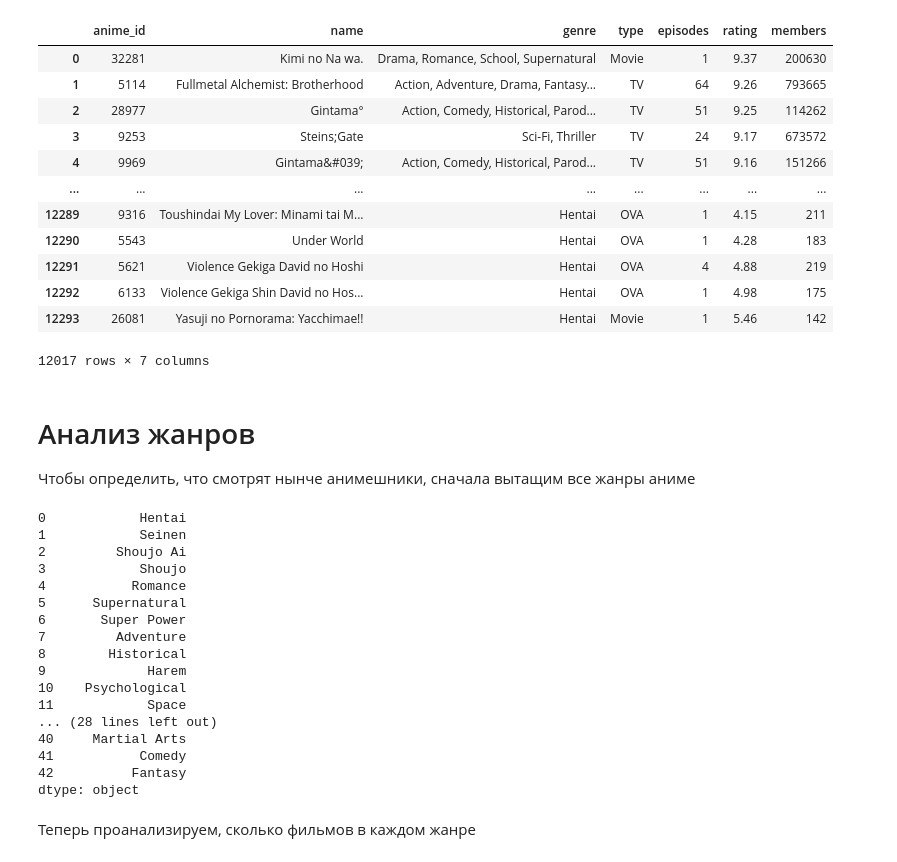
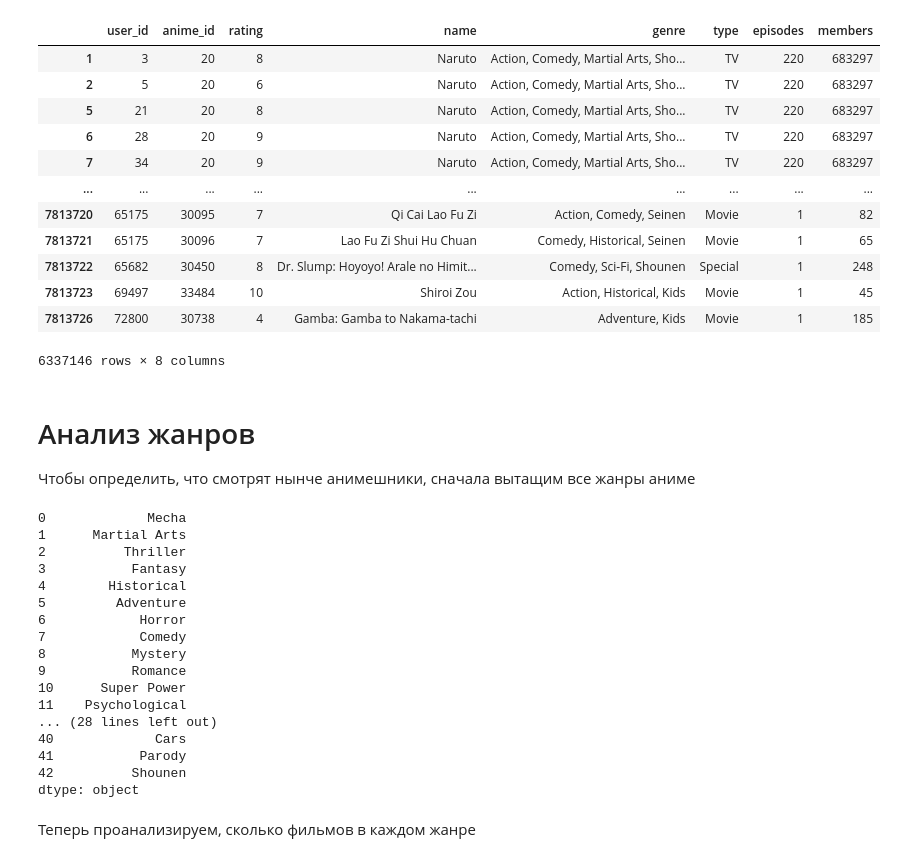
Before and after one commit to sashafromlibertalia/anime-analysis, a Jupyter notebook: anime-analysis.ipynb, the cells around one changed output. Cells and saved outputs as stored; diff of their text form; code cells hidden in the pictures.

```diff
--- a/anime-analysis.ipynb
+++ b/anime-analysis.ipynb
@@ -2,48 +2,54 @@
 import numpy as np
 import pandas as pd
 # %%
-data = pd.read_csv('../input/anime-recommendations-database/anime.csv')
-data = data.dropna()
-data
+anime = pd.read_csv('../input/anime-recommendations-database/anime.csv')
+ratings = pd.read_csv('../input/anime-recommendations-database/rating.csv')
-# %% [output]
-|  | anime_id | name | genre | type | episodes | rating | members |
-| 0 | 32281 | Kimi no Na wa. | Drama, Romance, School, Supernatural | Movie | 1 | 9.37 | 200630 |
-| 1 | 5114 | Fullmetal Alchemist: Brotherhood | Action, Adventure, Drama, Fantasy... | TV | 64 | 9.26 | 793665 |
-| 2 | 28977 | Gintama° | Action, Comedy, Historical, Parod... | TV | 51 | 9.25 | 114262 |
-| 3 | 9253 | Steins;Gate | Sci-Fi, Thriller | TV | 24 | 9.17 | 673572 |
-| 4 | 9969 | Gintama&#039; | Action, Comedy, Historical, Parod... | TV | 51 | 9.16 | 151266 |
-| ... | ... | ... | ... | ... | ... | ... | ... |
-| 12289 | 9316 | Toushindai My Lover: Minami tai M... | Hentai | OVA | 1 | 4.15 | 211 |
-| 12290 | 5543 | Under World | Hentai | OVA | 1 | 4.28 | 183 |
-| 12291 | 5621 | Violence Gekiga David no Hoshi | Hentai | OVA | 4 | 4.88 | 219 |
-| 12292 | 6133 | Violence Gekiga Shin David no Hos... | Hentai | OVA | 1 | 4.98 | 175 |
-| 12293 | 26081 | Yasuji no Pornorama: Yacchimae!! | Hentai | Movie | 1 | 5.46 | 142 |
-12017 rows × 7 columns
+# %%
+data = pd.merge(ratings, anime, on='anime_id')
+data = data.dropna()
+data = data.drop('rating_y', axis=1)
+data.rename(columns = {'rating_x':'rating'}, inplace = True)
+data = data[data['rating'] != -1]
+data
+# %% [output]
+|  | user_id | anime_id | rating | name | genre | type | episodes | members |
+| 1 | 3 | 20 | 8 | Naruto | Action, Comedy, Martial Arts, Sho... | TV | 220 | 683297 |
+| 2 | 5 | 20 | 6 | Naruto | Action, Comedy, Martial Arts, Sho... | TV | 220 | 683297 |
+| 5 | 21 | 20 | 8 | Naruto | Action, Comedy, Martial Arts, Sho... | TV | 220 | 683297 |
+| 6 | 28 | 20 | 9 | Naruto | Action, Comedy, Martial Arts, Sho... | TV | 220 | 683297 |
+| 7 | 34 | 20 | 9 | Naruto | Action, Comedy, Martial Arts, Sho... | TV | 220 | 683297 |
+| ... | ... | ... | ... | ... | ... | ... | ... | ... |
+| 7813720 | 65175 | 30095 | 7 | Qi Cai Lao Fu Zi | Action, Comedy, Seinen | Movie | 1 | 82 |
+| 7813721 | 65175 | 30096 | 7 | Lao Fu Zi Shui Hu Chuan | Comedy, Historical, Seinen | Movie | 1 | 65 |
+| 7813722 | 65682 | 30450 | 8 | Dr. Slump: Hoyoyo! Arale no Himit... | Comedy, Sci-Fi, Shounen | Special | 1 | 248 |
+| 7813723 | 69497 | 33484 | 10 | Shiroi Zou | Action, Historical, Kids | Movie | 1 | 45 |
+| 7813726 | 72800 | 30738 | 4 | Gamba: Gamba to Nakama-tachi | Adventure, Kids | Movie | 1 | 185 |
+6337146 rows × 8 columns
 # %% [markdown]
 # Анализ жанров
 
 Чтобы определить, что смотрят нынче анимешники, сначала вытащим все жанры аниме
 # %%
-dirty_genre_list = list(set(list(data.genre)))
-genre_list =list(set([g for x in dirty_genre_list for g in x.split(', ')]))
+dirty_genre_list = list(set(data.genre))
+genre_list = list(set([g for x in dirty_genre_list for g in x.split(', ')]))
 pd.Series(genre_list)
 # %% [output]
-0            Hentai
-1            Seinen
-2         Shoujo Ai
-3            Shoujo
-4           Romance
-5      Supernatural
-6       Super Power
-7         Adventure
-8        Historical
-9             Harem
-10    Psychological
-11            Space
+0             Mecha
+1      Martial Arts
+2          Thriller
+3           Fantasy
+4        Historical
+5         Adventure
+6            Horror
+7            Comedy
+8           Mystery
+9           Romance
+10      Super Power
+11    Psychological
 ... (28 lines left out)
-40     Martial Arts
-41           Comedy
-42          Fantasy
+40             Cars
+41           Parody
+42          Shounen
 dtype: object
 # %% [markdown]
 Теперь проанализируем, сколько фильмов в каждом жанре
```
Also changed, not shown: parts of 5 cells of this notebook.
